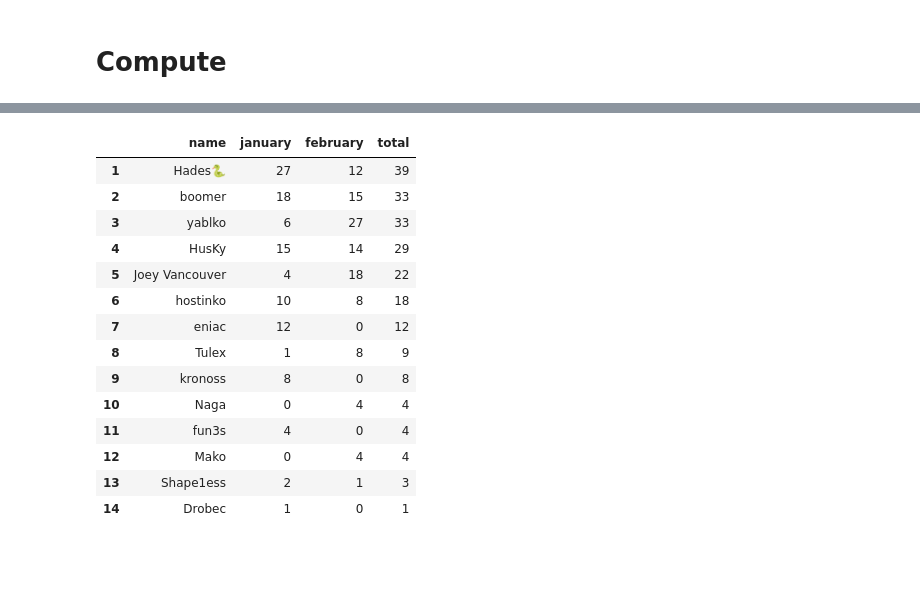
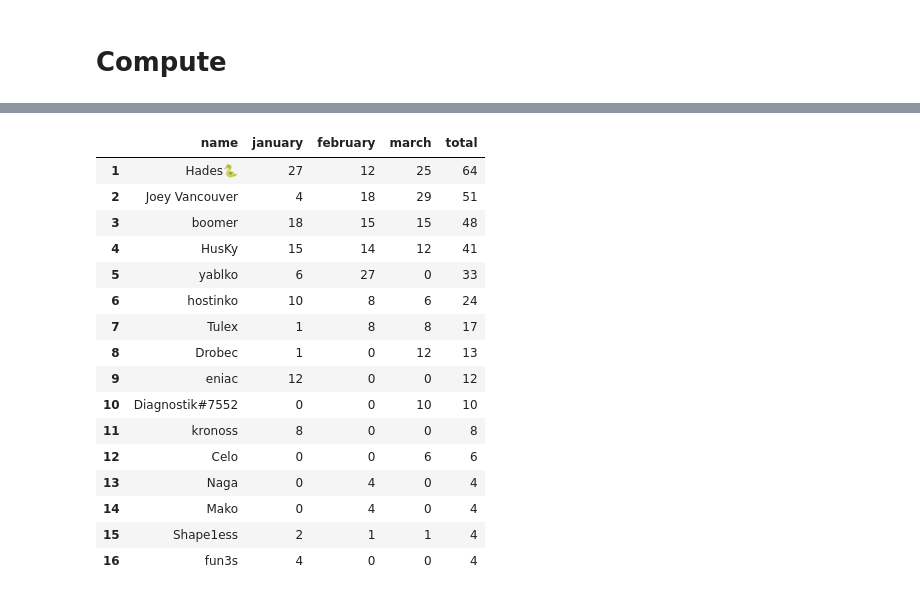
Before and after one commit to pavlikp/Arcade-Watch-Discord-Guess-the-Game-Awards, a Jupyter notebook: QuickGTG.ipynb, the cells around one changed output, grey strips where cells are left out. Cells and saved outputs as stored; diff of their text form; code cells hidden in the pictures; blank space fills up the shorter version.

```diff
--- a/QuickGTG.ipynb
+++ b/QuickGTG.ipynb
@@ -71,7 +71,7 @@ pasted = re.findall(r".* — [^#—]+#GuessTheGame #[0-9]*\n\n🎮(?:\s*[🟥
 pasted_all = re.findall(r"#GuessTheGame #[0-9]*\n\n🎮(?:\s*[🟥🟨🟩⬜]){6}", fulltext)
 
 df = pd.DataFrame(pasted, columns=['full'])
-df['name'] = df['full'].apply(lambda x: x.split(" — ")[0].strip() if "—" in x else None)
+df['name'] = df['full'].apply(lambda x: x.split(" — ")[0].strip()  if "—" in x else None)
 
 df['day'] = df['full'].apply(lambda x: re.findall(r"#[0-9]+", x.split(" — ")[1].strip() if "—" in x else x)[0][1:])
 df['day'] = df['day'].astype(int)
@@ -89,4 +89,30 @@ df['guess'] = df['guess'] + 1
 df.loc[np.isnan(df['guess']), 'guess'] = 7
 
 df = df.ffill()
+
+df = df[(df.day >= from_day) & (df.day <= to_day)]
+
+# TODO: assert there are no duplicates
+
+difficulty_index = df.groupby(['day']).agg({'score':'sum'}).sort_values(by='score')
+difficulty_index = difficulty_index.rename(columns={"score": "day_difficulty"})
+difficulty_index_copy = difficulty_index.copy()
+difficulty_index_copy.loc[difficulty_index_copy["day_difficulty"] == 0, "day_difficulty"] = 1.0
+
+df = df.join(difficulty_index_copy, on='day')
+
+df['AW hipster score'] = (df['score'] / df['day_difficulty'] * 100).astype(int)
+
+df = df.join(new_games_df, on='day')
+
+df['decade'] = df['release_year'].apply(lambda x: x // 10 * 10)
+
+df_final = df.groupby(['name']).agg({'score':'sum', 'days played':'sum', 'guess':'mean'}).sort_values(by=['score', 'name'], ascending=[False, True])
+df_final['guess'] = df_final['guess'].round(2)
+df_final = df_final.rename(columns={"guess": "mean correct guess", "score": "total score"})
+#df_final['median correct guess'] = df.groupby(['name']).agg({'guess':'median'}).astype(int)
+df_final["total score"] = df_final["total score"]
+df_final = df_final.reset_index()
+df_final.index += 1
+df_final
 # %% [output]
@@ -270,6 +222,9 @@ df_rankings["hipster score points"] = 0
 
 for i, winner in enumerate(df_final.head(10).name):
     df_rankings.loc[df_rankings.name == winner, 'total score points'] = points[i]
+
+df_rankings = df_rankings.sort_values(by=['total score', 'name'], ascending=[False, True])
+df_rankings = df_rankings.reset_index()
 
 for i in range(len(df_rankings) - 1):
     if df_rankings.loc[i, 'total score'] == df_rankings.loc[i+1, 'total score']:
@@ -289,7 +244,7 @@ for i in range(len(df_rankings) - 1):
 
 df_rankings['final points'] = df_rankings['total score points'] + df_rankings['hipster score points']
 df_rankings = df_rankings.sort_values(by=['final points', 'name'], ascending=[False, True])
-df_rankings = df_rankings.reset_index()
+df_rankings = df_rankings.reset_index(drop=True)
 df_rankings = df_rankings.drop(columns='index')
 df_rankings.index += 1
 df_rankings[df_rankings["final points"] > 0][['name', 'total score points', 'hipster score points', 'final points']]
@@ -324,7 +279,7 @@ rankings_year = pd.read_csv("points2026.csv")
 rankings_year = rankings_year.drop(["Unnamed: 0"], axis=1)
 rankings_year
 
-rankings_year.drop(["february"], axis=1, inplace=True)
+rankings_year.drop(["march"], axis=1, inplace=True)
 rankings_year
 
 #rankings_year = df_rankings[df_rankings["final points"] > 0][['name', 'final points']]
@@ -347,31 +305,35 @@ rankings_year
 # %%
 rankings_year = rankings_year.merge(df_rankings[df_rankings["final points"] > 0][['name', 'final points']], on='name', how='outer')
 rankings_year = rankings_year.fillna(value = 0)
-rankings_year = rankings_year.rename(columns={"final points": "february"})
+rankings_year = rankings_year.rename(columns={"final points": "march"})
 rankings_year = rankings_year[[c for c in rankings_year if c not in ['total']] + ['total']]
 
-rankings_year.iloc[:, 1:-1] = rankings_year.iloc[:, 1:-1].astype(int)
+cols = rankings_year.columns[1:-1]
+rankings_year[cols] = rankings_year[cols].astype(int)
+
 rankings_year['total'] = rankings_year.iloc[:, 1:-1].sum(axis=1)
 rankings_year = rankings_year.sort_values(by='total', ascending=False).reset_index()
 rankings_year = rankings_year.drop(columns='index')
 rankings_year.index += 1
 rankings_year
 # %% [output]
-|  | name | january | february | total |
-| 1 | Hades🐍 | 27 | 12 | 39 |
-| 2 | boomer | 18 | 15 | 33 |
-| 3 | yablko | 6 | 27 | 33 |
-| 4 | HusKy | 15 | 14 | 29 |
-| 5 | Joey Vancouver | 4 | 18 | 22 |
-| 6 | hostinko | 10 | 8 | 18 |
-| 7 | eniac | 12 | 0 | 12 |
-| 8 | Tulex | 1 | 8 | 9 |
-| 9 | kronoss | 8 | 0 | 8 |
-| 10 | Naga | 0 | 4 | 4 |
-| 11 | fun3s | 4 | 0 | 4 |
-| 12 | Mako | 0 | 4 | 4 |
-| 13 | Shape1ess | 2 | 1 | 3 |
-| 14 | Drobec | 1 | 0 | 1 |
+|  | name | january | february | march | total |
+| 1 | Hades🐍 | 27 | 12 | 25 | 64 |
+| 2 | Joey Vancouver | 4 | 18 | 29 | 51 |
+| 3 | boomer | 18 | 15 | 15 | 48 |
+| 4 | HusKy | 15 | 14 | 12 | 41 |
+| 5 | yablko | 6 | 27 | 0 | 33 |
+| 6 | hostinko | 10 | 8 | 6 | 24 |
+| 7 | Tulex | 1 | 8 | 8 | 17 |
+| 8 | Drobec | 1 | 0 | 12 | 13 |
+| 9 | eniac | 12 | 0 | 0 | 12 |
+| 10 | Diagnostik#7552 | 0 | 0 | 10 | 10 |
+| 11 | kronoss | 8 | 0 | 0 | 8 |
+| 12 | Celo | 0 | 0 | 6 | 6 |
+| 13 | Naga | 0 | 4 | 0 | 4 |
+| 14 | Mako | 0 | 4 | 0 | 4 |
+| 15 | Shape1ess | 2 | 1 | 1 | 4 |
+| 16 | fun3s | 4 | 0 | 0 | 4 |
 # %%
 rankings_year.to_csv("points2026.csv")
 # %%
```
Also changed, not shown: parts of 11 cells of this notebook, 1 other file.
